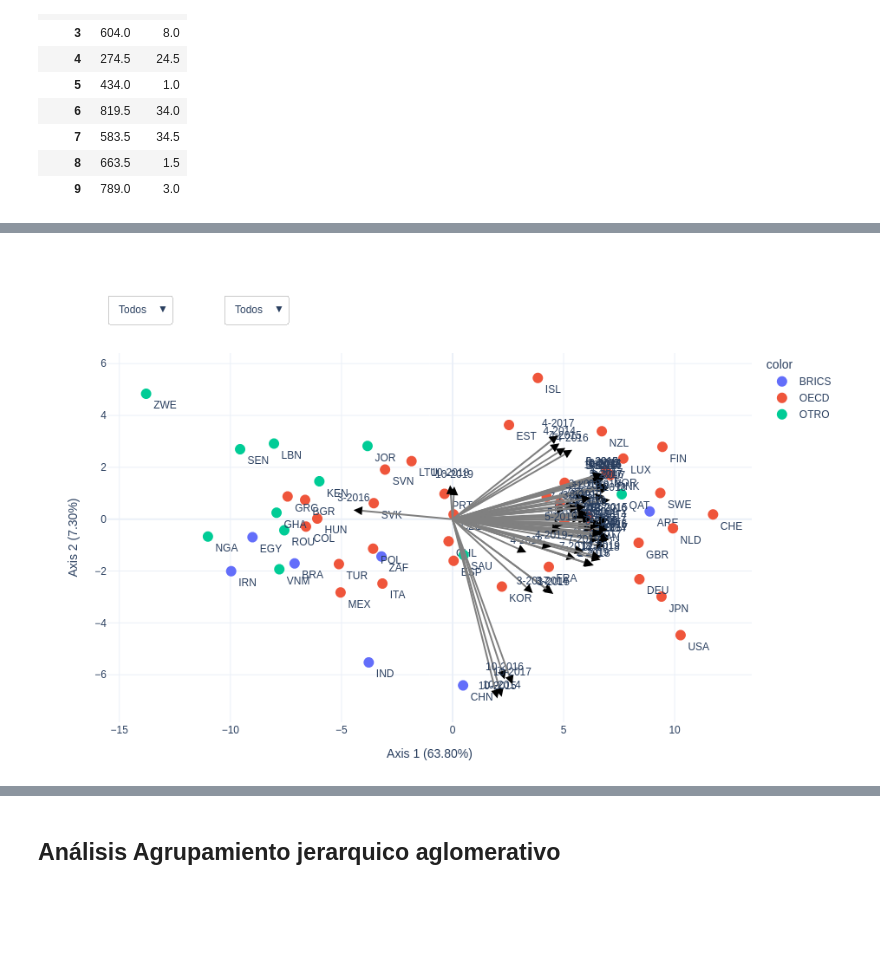
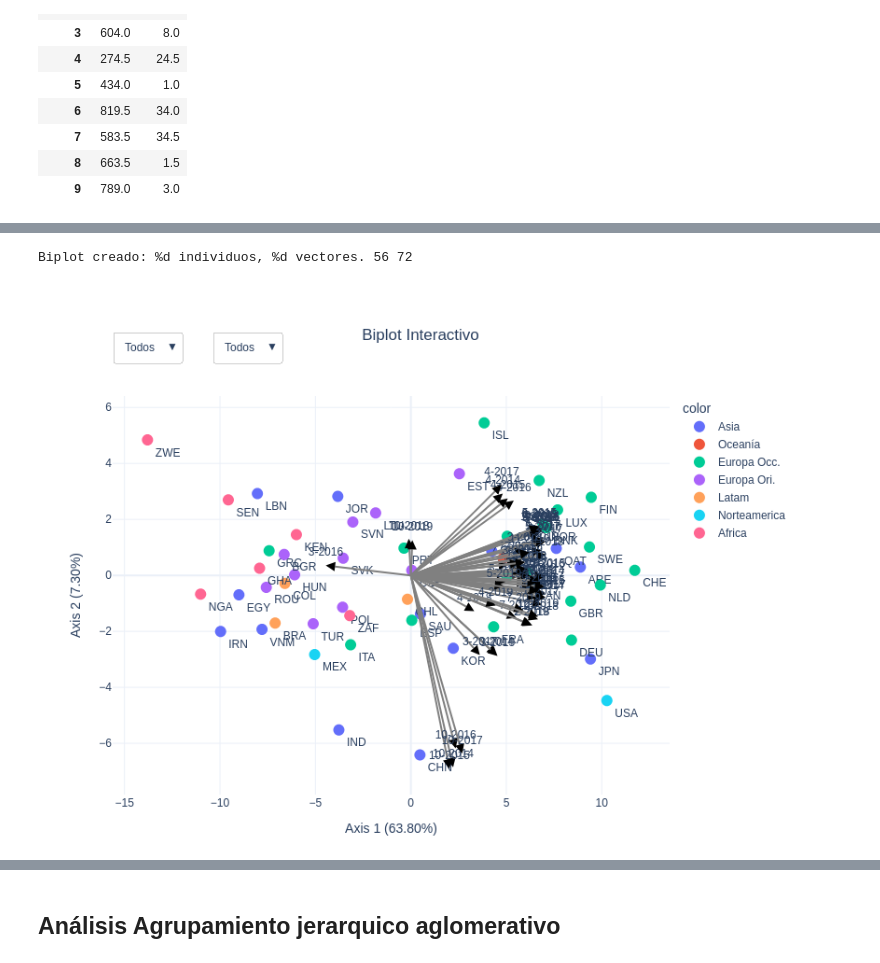
Before and after one commit to Arustico/GCI-Data-Analisis, a Jupyter notebook: notebooks/analisis_indices_wef.ipynb, the cells around one changed output, grey strips where cells are left out. Saved outputs shown, nothing was run; the diff lists cells and outputs as text; code cells hidden in the pictures; blank space fills up the shorter version.

Commit message:
Mejora los filtros del análisis Biplot

```diff
--- a/notebooks/analisis_indices_wef.ipynb
+++ b/notebooks/analisis_indices_wef.ipynb
@@ -745,30 +777,16 @@ varcontr[varcontr['AÑO'].isin([2018,2019])].groupby("PILAR")[['Axis 1',"Axis 2"
 # %%
-aux = data_pivoted.dropna()
-colsfilters = ["Pilar","Año"]
-
-# Por organizacion
-group = groups_org
+# Por bloque geográfico
+group = groups_blk
 text_labels = aux.index.tolist()
 num_groups = len(set(group))
-fig,vec = bipl.crear_biplot_interactivo(HJ, groups=group, text_label=text_labels)
+fig,vec = crear_biplot_interactivo(HJ, groups=group, text_label=text_labels)
 vec = vec.reset_index().rename(columns={"index":"primarykey"})
 vec[colsfilters] = pd.DataFrame(vec["primarykey"].str.split("-").to_list(),columns=[f"key-{filter}"for filter in colsfilters])
 vec["Pilar"] = vec["Pilar"].astype(int)
 fig = bipl.agregar_filtros_biplot(fig,vec,filter_cols=colsfilters,num_traces_previos=num_groups)
 
-filename = f"{FIG_FOLDER}/HJbiplot_fig_block.json"
-fig.update_layout(
-    autosize=True,
-    title="",
-    paper_bgcolor="rgba(0,0,0,0)",
-    plot_bgcolor="rgba(0,0,0,0)",
-)
-fig.write_json(filename, pretty=False, remove_uids=False)
-print(f"Guardado en: {filename}")
-
-#fig_filename = f"{FIG_FOLDER}/HJbiplot_fig_block.html"
-#bipl.exportar_html_responsivo(fig, fig_filename)
-
+fig_filename = f"{FIG_FOLDER}/HJbiplot_fig_block.html"
+bipl.exportar_html_responsivo(fig, fig_filename)
 
 fig.update_layout(width=900, height=600).show(renderer="jupyterlab")
 # %% [output]
@@ -776 +794,2 @@ Guardado en: /home/ariel/Escritorio/Proyectos Profesionales/1. Presentacion/2. P
+Biplot creado: %d individuos, %d vectores. 56 72
-[figure, old version]
+[figure, new version]
```
Also changed, not shown: parts of 6 cells of this notebook.
